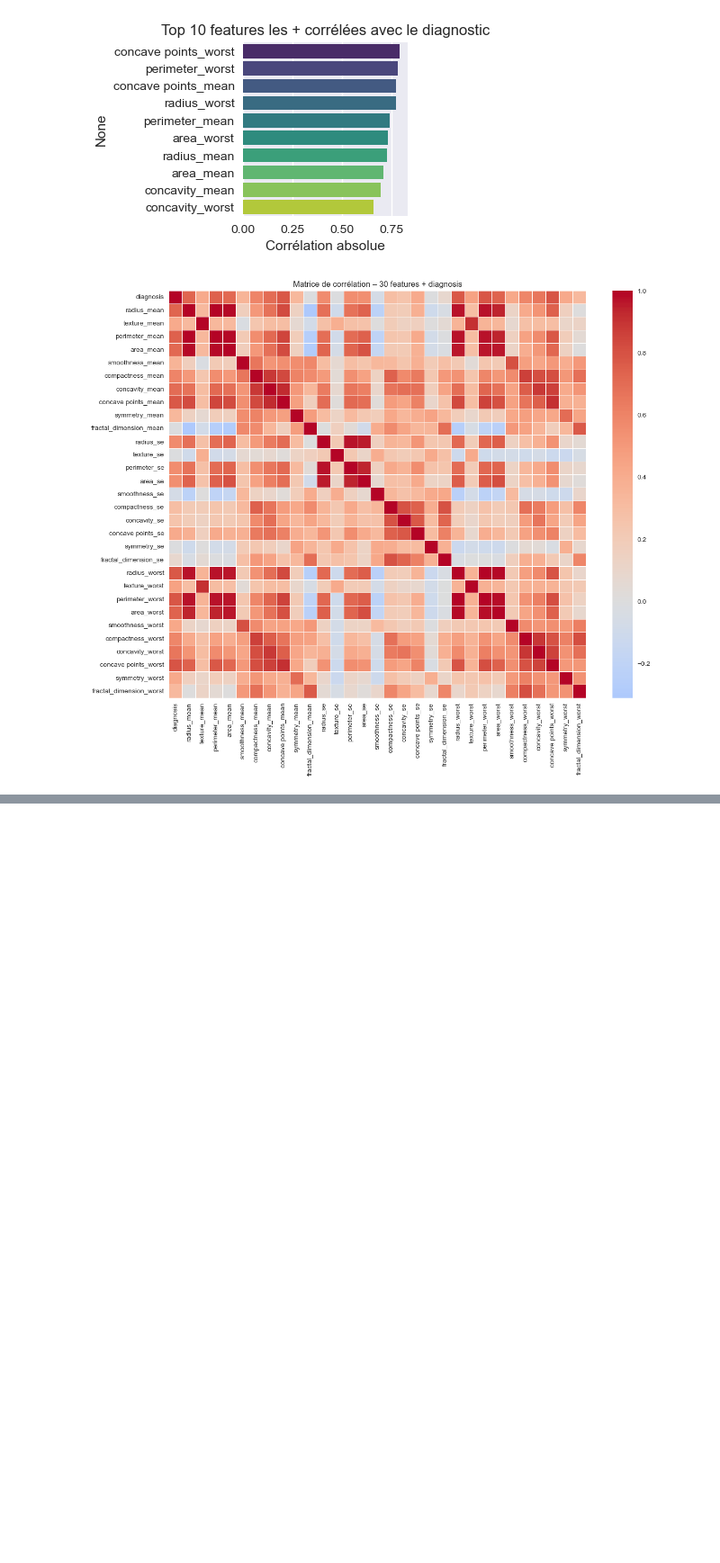
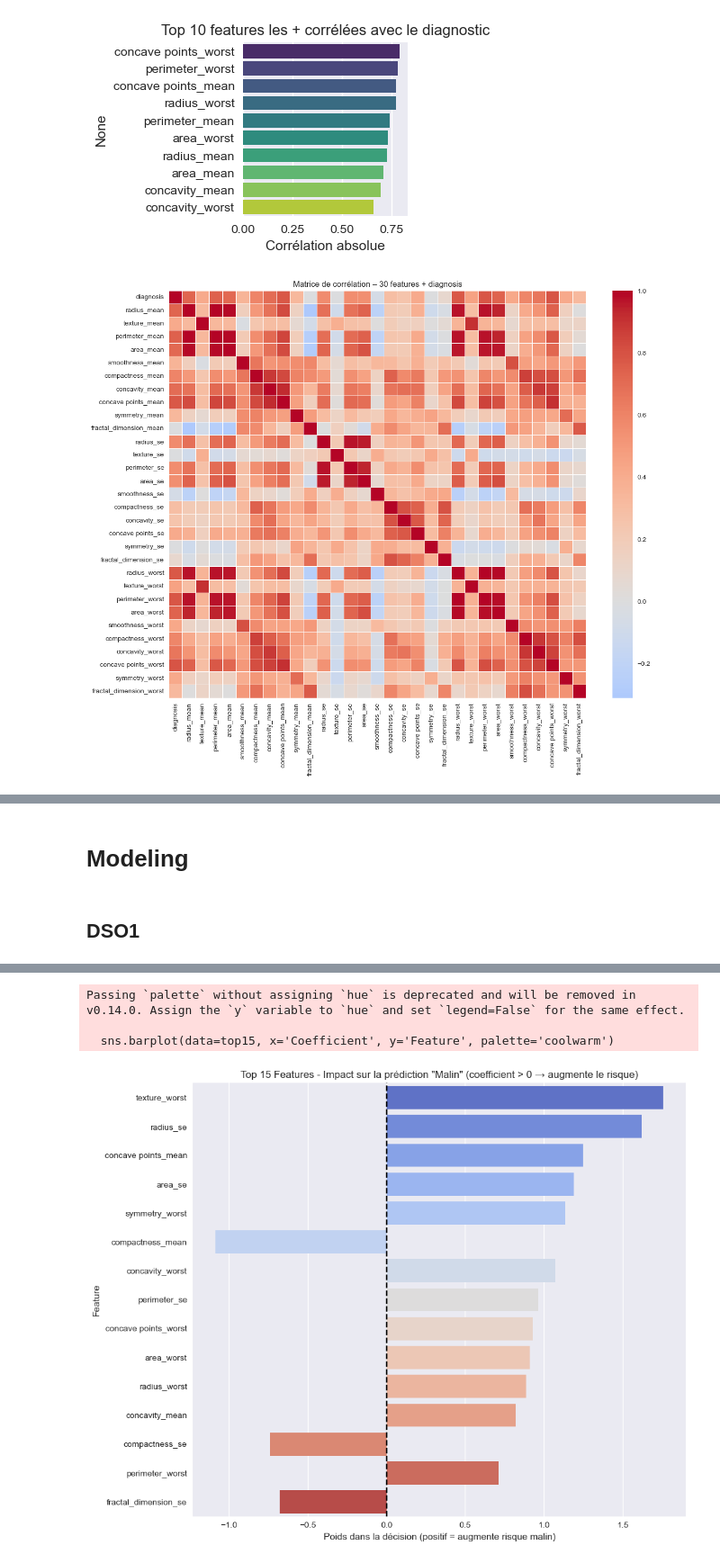
Before and after one commit to youssef060902/Algonomads_ML, a Jupyter notebook: Project.ipynb, the cells around one changed output, grey strips where cells are left out. Shown at 90% size. Drawn from its saved outputs; the diff is of its cells as text; code cells hidden in the pictures; blank space fills up the shorter version.

Commit message:
data prep/modeling dso1

```diff
--- a/Project.ipynb
+++ b/Project.ipynb
@@ -213,0 +278,15 @@ plt.show()
+# %%
+# --- Étape 3 : Standardisation (fit sur train seulement !) ---
+print("\nStandardisation des features...")
+
+scaler = StandardScaler()
+
+# Fit sur le train seulement
+X_train_scaled = scaler.fit_transform(X_train)
+X_test_scaled = scaler.transform(X_test)  # Jamais de fit sur test !
+
+# Conversion en DataFrame (plus pratique pour la suite)
+X_train_scaled = pd.DataFrame(X_train_scaled, columns=X.columns, index=X_train.index)
+X_test_scaled = pd.DataFrame(X_test_scaled, columns=X.columns, index=X_test.index)
+
+print("Standardisation terminée. Moyenne ~0, écart-type ~1 sur train.")
@@ -213,0 +349,51 @@ plt.show()
+# %% [markdown]
+# Modeling
+# %% [markdown]
+## DSO1
+# %%
+# --- 1. BASELINE MODEL : Logistic Regression ---
+from sklearn.linear_model import LogisticRegression, LinearRegression
+from sklearn.metrics import (
+    accuracy_score, classification_report, confusion_matrix,
+    roc_auc_score, roc_curve, precision_recall_curve
+)
+print("="*70)
+print("1. BASELINE : Logistic Regression (interprétable + puissante)")
+print("="*70)
+
+logreg = LogisticRegression(random_state=42, max_iter=1000)
+logreg.fit(X_train_scaled, y_train)
+
+y_pred_logreg = logreg.predict(X_test_scaled)
+y_proba_logreg = logreg.predict_proba(X_test_scaled)[:, 1]
+
+acc_logreg = accuracy_score(y_test, y_pred_logreg)
+auc_logreg = roc_auc_score(y_test, y_proba_logreg)
+
+print(f"Accuracy  : {acc_logreg:.5f} → ", end="")
+print("Déjà plus que 97.66% !" if acc_logreg > 0.9766 else "Pas encore...")
+
+print(f"AUC       : {auc_logreg:.5f}")
+print("\nClassification Report :")
+print(classification_report(y_test, y_pred_logreg, target_names=['Bénin', 'Malin']))
+
+# --- Feature Importance (coefficients) ---
+coef_df = pd.DataFrame({
+    'Feature': X_train_scaled.columns,
+    'Coefficient': logreg.coef_[0],
+    'Abs_Coefficient': np.abs(logreg.coef_[0])
+}).sort_values(by='Abs_Coefficient', ascending=False)
+
+print("\nTop 10 variables les plus importantes (effet sur la prédiction 'Malin'):")
+print(coef_df.head(10).round(4))
+
+# Visualisation des coefficients
+plt.figure(figsize=(10, 8))
+top15 = coef_df.head(15)
+sns.barplot(data=top15, x='Coefficient', y='Feature', palette='coolwarm')
+plt.title('Top 15 Features - Impact sur la prédiction "Malin" (coefficient > 0 → augmente le risque)')
+plt.axvline(x=0, color='black', linestyle='--')
+plt.xlabel('Poids dans la décision (positif = augmente risque malin)')
+plt.tight_layout()
+plt.show()
+# %% [output]
@@ -213,0 +417,4 @@ plt.show()
+Passing `palette` without assigning `hue` is deprecated and will be removed in v0.14.0. Assign the `y` variable to `hue` and set `legend=False` for the same effect.
+
+  sns.barplot(data=top15, x='Coefficient', y='Feature', palette='coolwarm')
+[figure, added]
```
Also changed, not shown: parts of 11 cells of this notebook.
